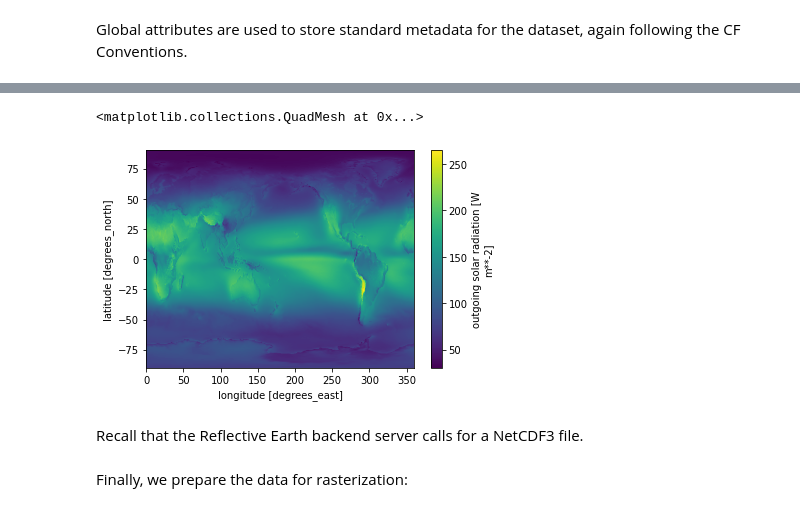
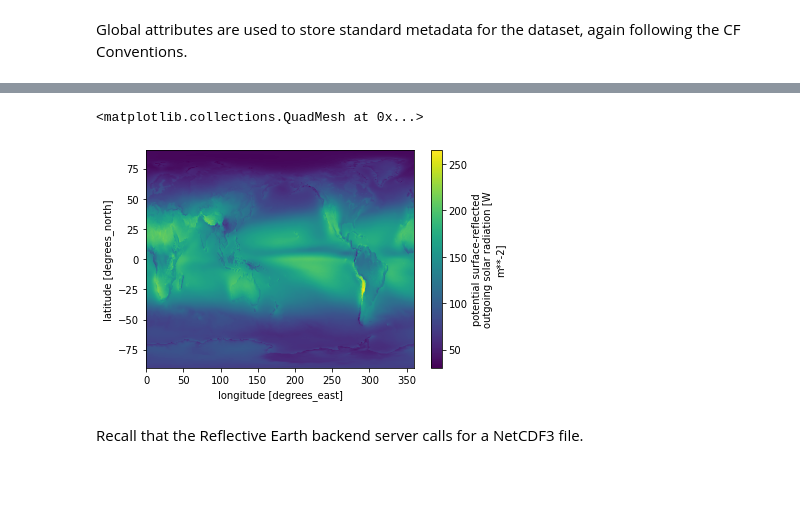
Before and after one commit to ReflectiveEarth/reflective-potential, a Jupyter notebook: notebooks/04-Deliver.ipynb, the cells around one changed output, grey strips where cells are left out. Cells and saved outputs as stored; diff of their text form; code cells hidden in the pictures; blank space fills up the shorter version.

```diff
--- a/notebooks/04-Deliver.ipynb
+++ b/notebooks/04-Deliver.ipynb
@@ -109,15 +108,15 @@ The analyzed ROM data are regridded according to the Reflective Earth backend sp
 # %%
-lats = np.linspace(90.0, -90.0, 1801, dtype=np.float32)
+lats = np.linspace(90.0, -90.0, 1801, dtype=float)
 lats[900] = 8.3591467e-13  # an equator=0.0 produces incompatibility with some systems
-lons = np.linspace(0.0, 359.9, 3600, dtype=np.float32)
+lons = np.linspace(0.0, 359.9, 3600, dtype=float)
 
-ds_out = xr.Dataset({'lon': (['lon'], lons),
-                     'lat': (['lat'], lats)})
+ds_out = xr.Dataset({"lat": (["lat"], lats),
+                     "lon": (["lon"], lons)})
 # %%
-regridder = xe.Regridder(ds_rom, ds_out, 'bilinear',
+regridder = xe.Regridder(ds_analysis, ds_out, "bilinear",
                          periodic=True, reuse_weights=False)
-ds_rom_prod = regridder(ds_rom)
+ds_rom_input = regridder(ds_analysis)
 # %%
-ds = xr.Dataset({"osr": (["lat", "lon"], ds_rom_prod.psrosr.astype(np.float32).data)},
-                coords={"lat": (["lat"], ds_rom_prod.lat.data),
-                        "lon": (["lon"], ds_rom_prod.lon.data)})
+ds = xr.Dataset({"psrosr": (["lat", "lon"], ds_rom_input.psrosr.astype(float).data)},
+                coords={"lat": (["lat"], ds_rom_input.lat.data),
+                        "lon": (["lon"], ds_rom_input.lon.data)})
@@ -132,9 +135,9 @@ ds.lon.attrs["long_name"] = "longitude"
 ds.lon.attrs["units"] = "degrees_east"
 ds.lon.attrs["standard_name"] = "longitude"
 # %%
-ds.osr.attrs["long_name"] = "outgoing solar radiation"
-ds.osr.attrs["units"] = "W m**-2"
-ds.osr.attrs["standard_name"] = "toa_outgoing_shortwave_flux"
+ds.psrosr.attrs["long_name"] = "potential surface-reflected outgoing solar radiation"
+ds.psrosr.attrs["units"] = "W m**-2"
+ds.psrosr.attrs["standard_name"] = "toa_outgoing_shortwave_flux"
 # %% [markdown]
 Global attributes are used to store standard metadata for the dataset, again following the CF Conventions.
 # %%
@@ -164,10 +167,10 @@ Attributes:
     source:       ERA5 (ECMWF Copernicus Climate Change Service)
     history:      v0.4.1 - 20210729 - Update reflected radiation model (Steph...
 # %%
-ds.osr.plot()
+ds.psrosr.plot()
 # %% [output]
 <matplotlib.collections.QuadMesh at 0x...>
-[figure, old version]
+[figure, new version]
 # %% [markdown]
 Recall that the Reflective Earth backend server calls for a NetCDF3 file.
 # %%
@@ -177,2 +177,0 @@ os.remove(os.path.join(data_dir, "rom_analysis.nc"))
-# %% [markdown]
-Finally, we prepare the data for rasterization:
```
Also changed, not shown: parts of 48 cells of this notebook, 9 other files.
